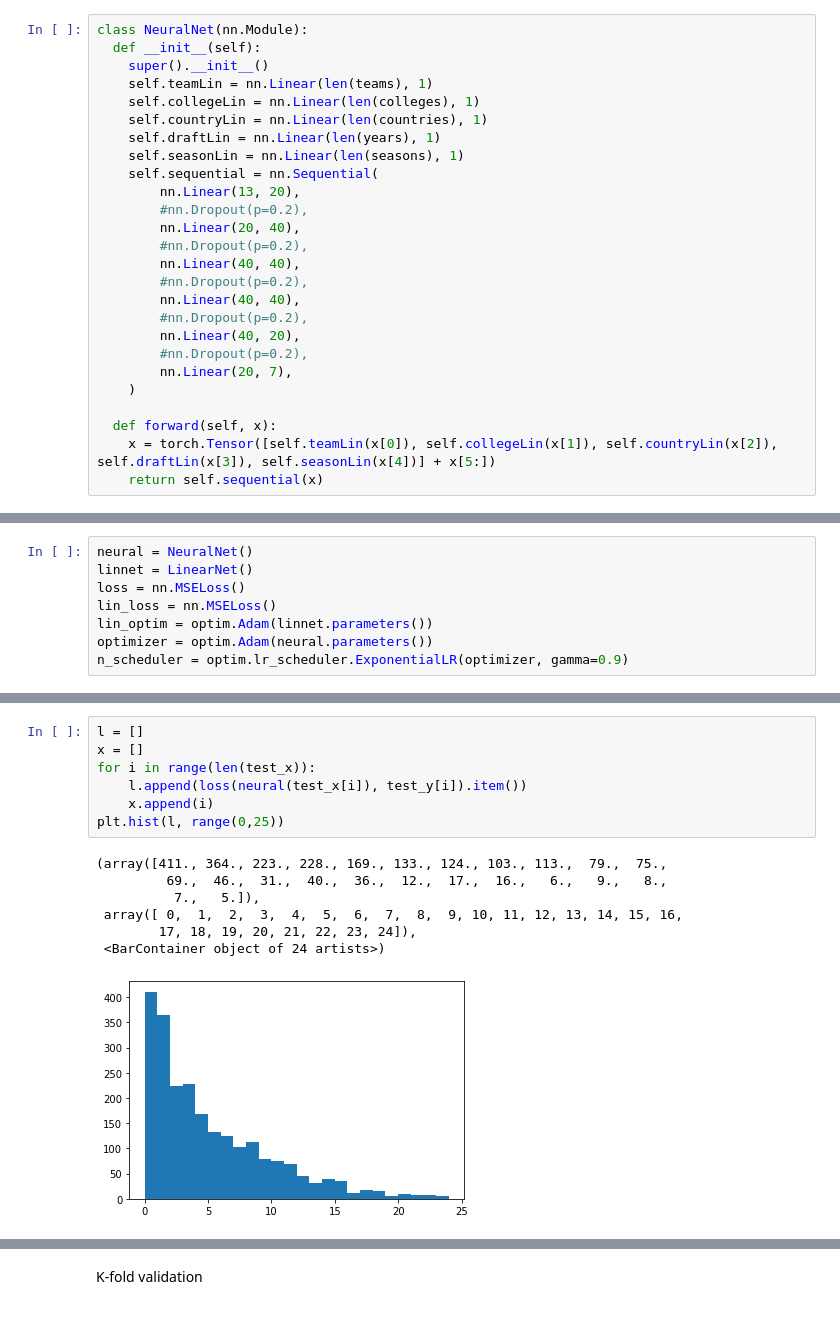
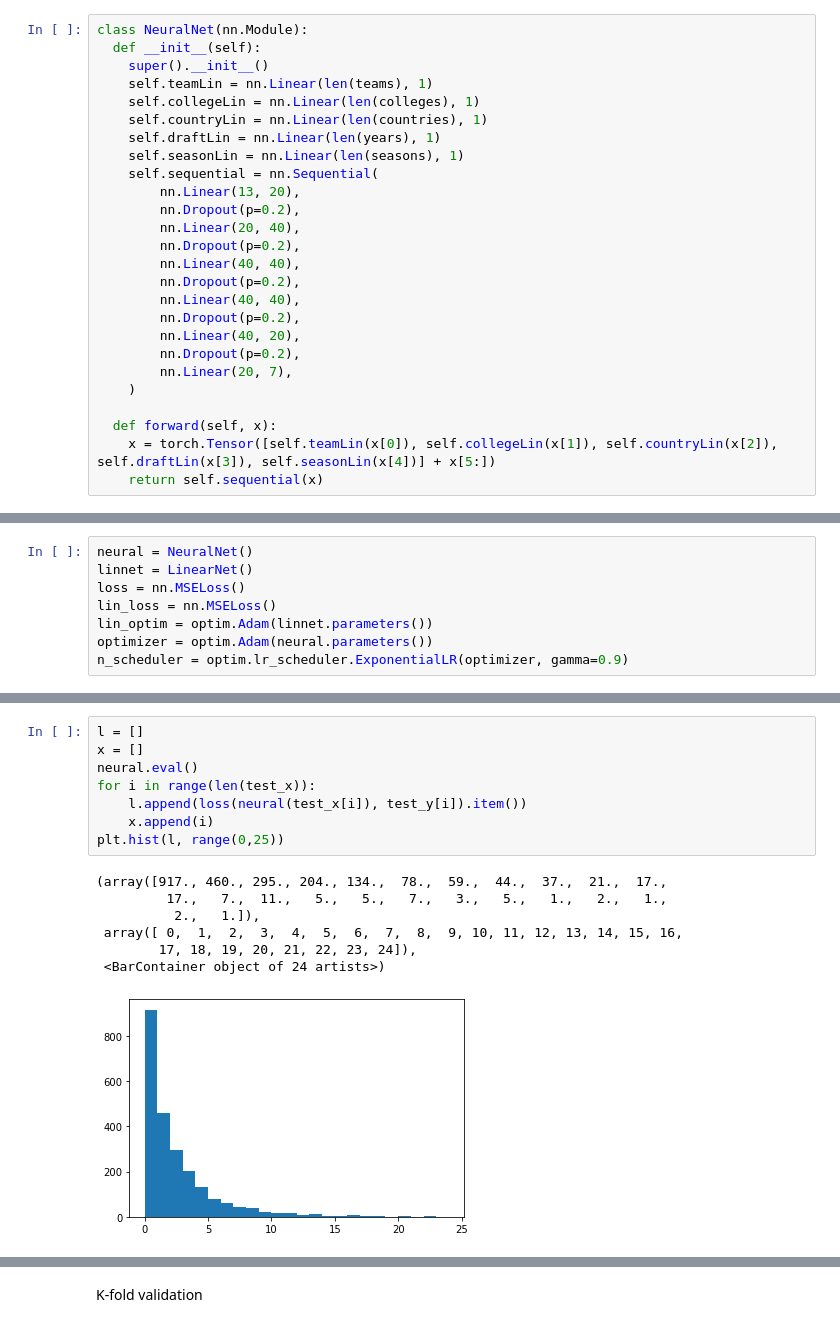
Before and after one commit to morganjng/nba-classifier, a Jupyter notebook: COMP562.ipynb, the cells around one changed output, grey strips where cells are left out. Cells and saved outputs as stored; diff of their text form.

```diff
--- a/COMP562.ipynb
+++ b/COMP562.ipynb
@@ -191,15 +191,15 @@ class NeuralNet(nn.Module):
     self.seasonLin = nn.Linear(len(seasons), 1)
     self.sequential = nn.Sequential(
         nn.Linear(13, 20),
-        #nn.Dropout(p=0.2),
+        nn.Dropout(p=0.2),
         nn.Linear(20, 40),
-        #nn.Dropout(p=0.2),
+        nn.Dropout(p=0.2),
         nn.Linear(40, 40),
-        #nn.Dropout(p=0.2),
+        nn.Dropout(p=0.2),
         nn.Linear(40, 40),
-        #nn.Dropout(p=0.2),
+        nn.Dropout(p=0.2),
         nn.Linear(40, 20),
-        #nn.Dropout(p=0.2),
+        nn.Dropout(p=0.2),
         nn.Linear(20, 7),
     )
 
@@ -258,15 +258,16 @@ plt.plot(xs,[y.detach() for y in ys])
 # %%
 l = []
 x = []
+neural.eval()
 for i in range(len(test_x)):
     l.append(loss(neural(test_x[i]), test_y[i]).item())
     x.append(i)
 plt.hist(l, range(0,25))
 # %% [output]
-(array([411., 364., 223., 228., 169., 133., 124., 103., 113.,  79.,  75.,
-         69.,  46.,  31.,  40.,  36.,  12.,  17.,  16.,   6.,   9.,   8.,
-          7.,   5.]),
+(array([917., 460., 295., 204., 134.,  78.,  59.,  44.,  37.,  21.,  17.,
+         17.,   7.,  11.,   5.,   5.,   7.,   3.,   5.,   1.,   2.,   1.,
+          2.,   1.]),
  array([ 0,  1,  2,  3,  4,  5,  6,  7,  8,  9, 10, 11, 12, 13, 14, 15, 16,
         17, 18, 19, 20, 21, 22, 23, 24]),
  <BarContainer object of 24 artists>)
-[figure, old version]
+[figure, new version]
```
Also changed, not shown: parts of 3 cells of this notebook, 1 other file.
